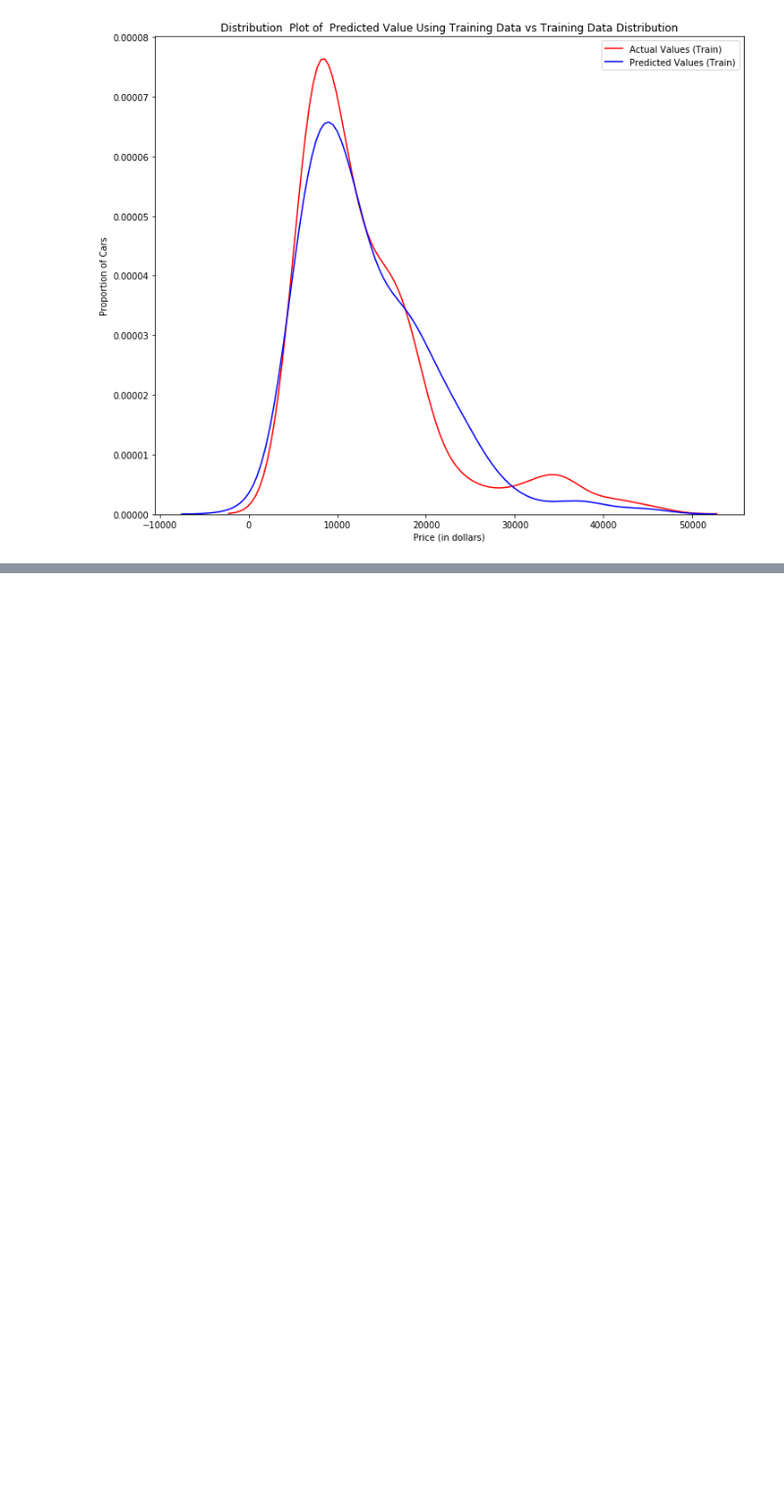
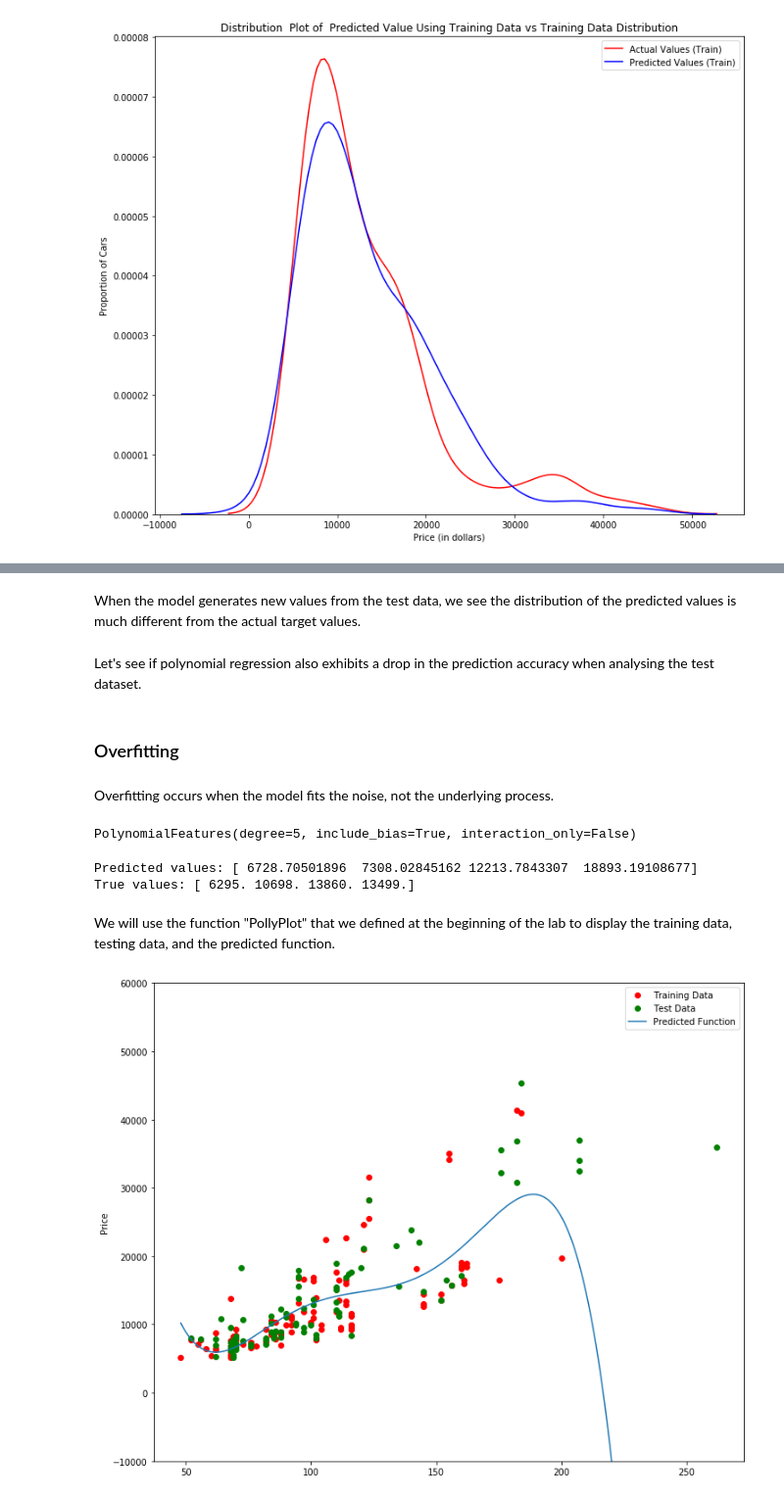
Before and after one commit to GuillaumeRouja/2019-Learning-Python-Data-Wrangling, a Jupyter notebook: model refinement.ipynb, the cells around one changed output, grey strips where cells are left out. Shown: that part at 98% size. Saved outputs shown, nothing was run; the diff lists cells and outputs as text; code cells hidden in the pictures; blank space fills up the shorter version.

Commit message:
Overfitting

```diff
--- a/model refinement.ipynb
+++ b/model refinement.ipynb
@@ -158,0 +155,44 @@ DistributionPlot(y_train, yhat_train, "Actual Values (Train)", "Predicted Values
+# %% [markdown]
+When the model generates new values from the test data, we see the distribution of the predicted values is much different from the actual target values.
+# %% [markdown]
+Let's see if polynomial regression also exhibits a drop in the prediction accuracy when analysing the test dataset.
+# %% [markdown]
+### Overfitting ###
+# %% [markdown]
+Overfitting occurs when the model fits the noise, not the underlying process.
+# %%
+from sklearn.preprocessing import PolynomialFeatures
+
+# Let's create a degree 5 polynomial model
+# We'll use 55% of the data for testing and the rest for training
+
+x_train, x_test, y_train, y_test = train_test_split(x_data, y_data, test_size=0.45, random_state=0)
+
+# We will perform a degree 5 polynomial transformation on the feature 'horse power'.
+
+pr = PolynomialFeatures(degree=5)
+x_train_pr = pr.fit_transform(x_train[['horsepower']])
+x_test_pr = pr.fit_transform(x_test[['horsepower']])
+pr
+# %% [output]
+PolynomialFeatures(degree=5, include_bias=True, interaction_only=False)
+# %%
+# Now let's create a linear regression model "poly" and train it.
+
+poly = LinearRegression()
+poly.fit(x_train_pr, y_train)
+yhat = poly.predict(x_test_pr)
+
+# Let's take the first five predicted values and compare it to the actual targets:
+
+print("Predicted values:", yhat[0:4])
+print("True values:", y_test[0:4].values)
+# %% [output]
+Predicted values: [ 6728.70501896  7308.02845162 12213.7843307  18893.19108677]
+True values: [ 6295. 10698. 13860. 13499.]
+# %% [markdown]
+We will use the function "PollyPlot" that we defined at the beginning of the lab to display the training data, testing data, and the predicted function.
+# %%
+PollyPlot(x_train[['horsepower']], x_test[['horsepower']], y_train, y_test, poly,pr)
+# %% [output]
+[figure, added]
```
Also changed, not shown: parts of 6 cells of this notebook.
